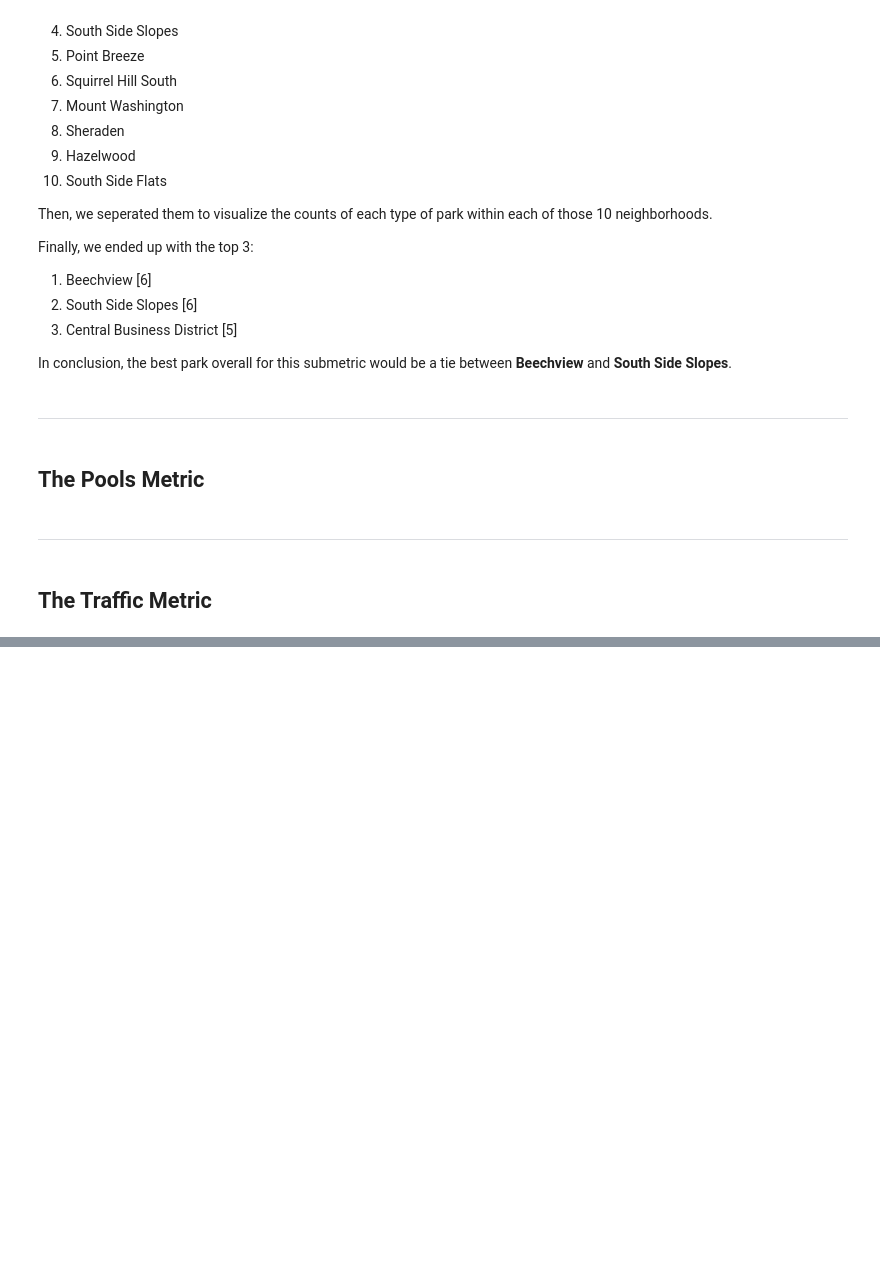
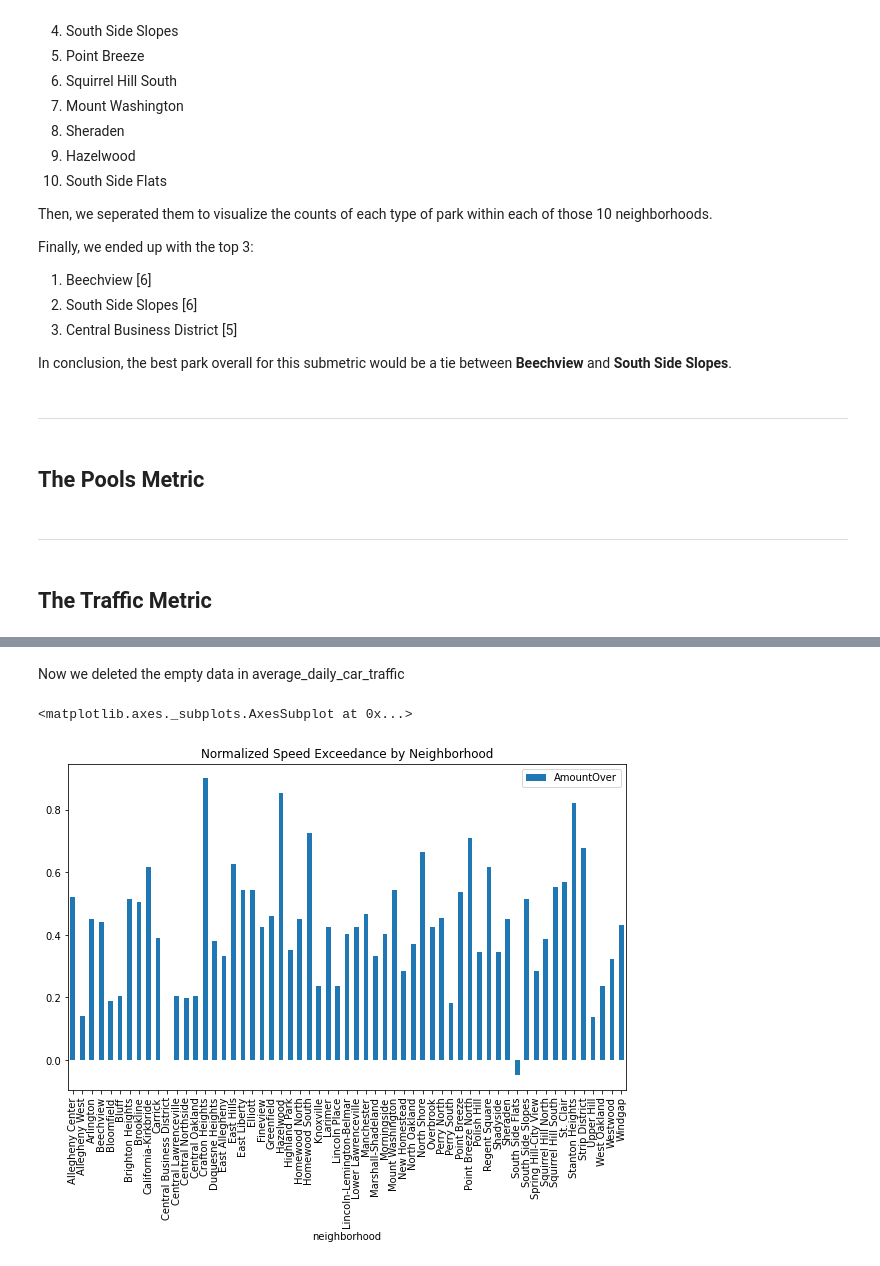
Before and after one commit to prebish/best-neighborhood-search, a Jupyter notebook: main.ipynb, the cells around one changed output, grey strips where cells are left out. Saved outputs shown, nothing was run; the diff lists cells and outputs as text; code cells hidden in the pictures; blank space fills up the shorter version.

```diff
--- a/main.ipynb
+++ b/main.ipynb
@@ -181,0 +188,10 @@ In conclusion, the best park overall for this submetric would be a tie between *
+# %%
+import pandas as pd
+import numpy as np
+%matplotlib inline
+import matplotlib.pyplot as plt
+
+pd.options.display.max_columns = None #This will make easier to read the data, because this line of code allows me to see every single column
+
+traffic_data = pd.read_csv("pittsburgh_traffic.csv")
+traffic_data.head()
@@ -181,0 +247,21 @@ In conclusion, the best park overall for this submetric would be a tie between *
+# %% [markdown]
+Now we deleted the empty data in average_daily_car_traffic
+# %%
+# Calculate the proportion by which the 95th percentile speed exceeds the speed limit
+traffic_data["AmountOver"] = (traffic_data["speed95_percent"] - traffic_data["speed_limit"]) / traffic_data["speed_limit"]
+
+# Filter the DataFrame to include only rows with non-null 'AmountOver' values and select relevant columns
+SpeedDf2 = traffic_data.loc[traffic_data["AmountOver"].notnull(), ['neighborhood', 'AmountOver']].copy()
+
+# Group by neighborhood and calculate the mean 'AmountOver' for each neighborhood
+finalSpeedDf = SpeedDf2.groupby('neighborhood').mean()
+
+# Find the maximum value across all neighborhoods to use for normalization
+max_value = finalSpeedDf.max()
+
+# Normalize the data by dividing by the maximum value and scale to 90% to adjust for visibility in the plot
+compiledSpeedDf = finalSpeedDf / max_value * 0.9
+compiledSpeedDf.plot.bar(rot=90, figsize=(10, 6), title="Normalized Speed Exceedance by Neighborhood")
+# %% [output]
+<matplotlib.axes._subplots.AxesSubplot at 0x...>
+[figure, added]
```
Also changed, not shown: parts of 14 cells of this notebook.
